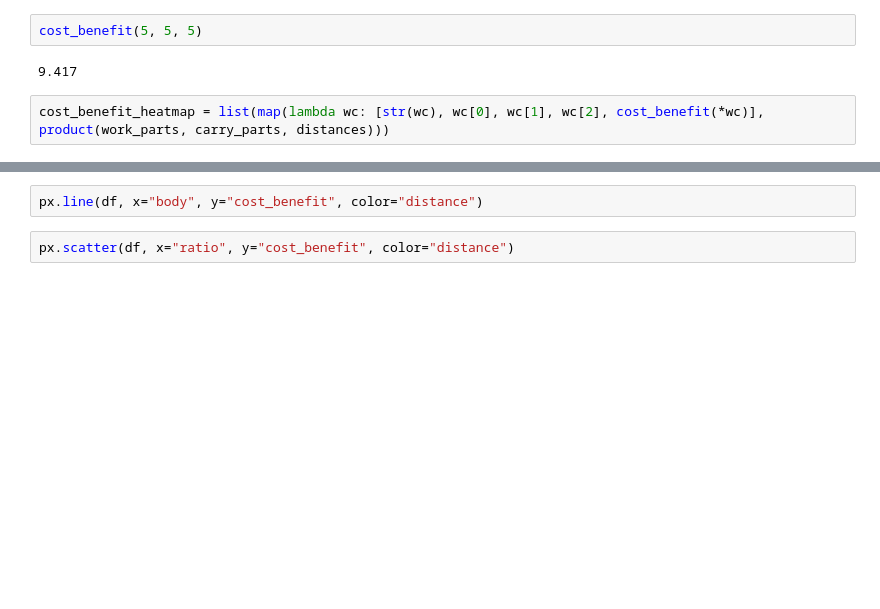
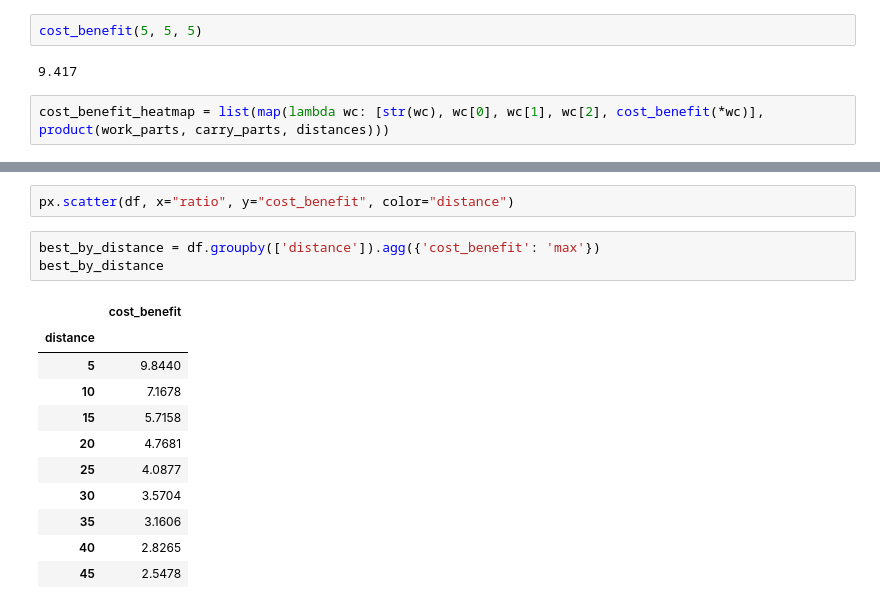
Before and after one commit to Harduim/Screeps, a Jupyter notebook: utils/creep_proportions/creep_proportions.ipynb, the cells around one changed output, grey strips where cells are left out. Cells and saved outputs as stored; diff of their text form; blank space fills up the shorter version.

```diff
--- a/utils/creep_proportions/creep_proportions.ipynb
+++ b/utils/creep_proportions/creep_proportions.ipynb
@@ -70,4 +73,17 @@ df
-# %%
-px.line(df, x="body", y="cost_benefit", color="distance")
 # %%
 px.scatter(df, x="ratio", y="cost_benefit", color="distance")
+# %%
+best_by_distance = df.groupby(['distance']).agg({'cost_benefit': 'max'})
+best_by_distance
+# %% [output]
+|  | cost_benefit |
+| distance |  |
+| 5 | 9.8440 |
+| 10 | 7.1678 |
+| 15 | 5.7158 |
+| 20 | 4.7681 |
+| 25 | 4.0877 |
+| 30 | 3.5704 |
+| 35 | 3.1606 |
+| 40 | 2.8265 |
+| 45 | 2.5478 |
```
Also changed, not shown: parts of 7 cells of this notebook, 1 other file.
